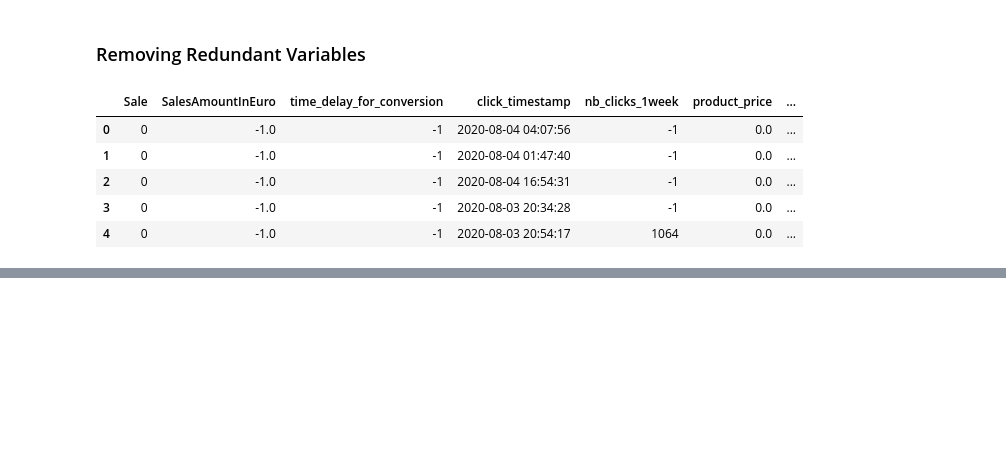
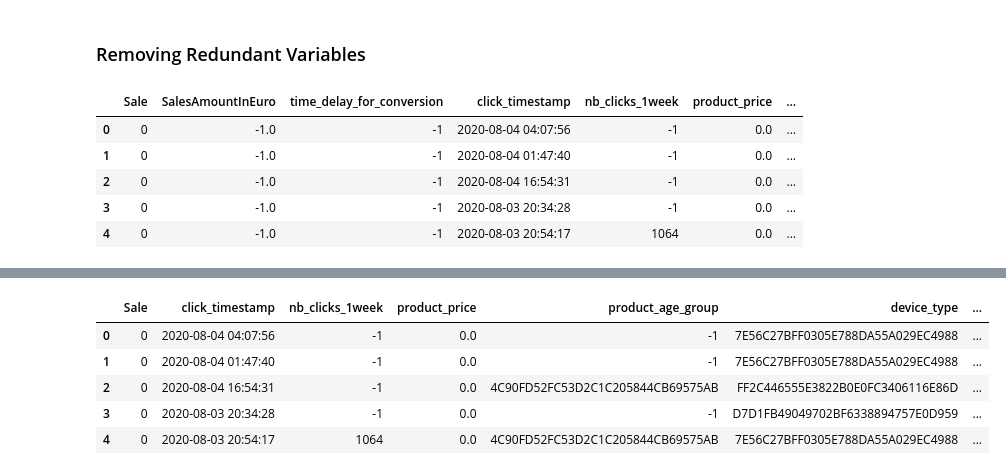
Before and after one commit to samousavizade/Criteo-recommender, a Jupyter notebook: ML_Project.ipynb, the cells around one changed output, grey strips where cells are left out. Drawn from its saved outputs; the diff is of its cells as text; code cells hidden in the pictures; blank space fills up the shorter version.

```diff
--- a/ML_Project.ipynb
+++ b/ML_Project.ipynb
@@ -157,0 +176,15 @@ df_dropped.head()
+# %%
+# Conflict in Doc and Dataset
+# There are clicks that have Sale = 1 but their time_delay_for_conversion	is -1
+# So we assume that data in rows = index which is shown above, have
+# inconsistent value for their time_delay_for_conversion field.
+# Finally we drop this feature according to definition in the Doc.
+df_dropped = df_dropped.drop('time_delay_for_conversion', axis = 1)
+df_dropped.head()
+# %% [output]
+|  | Sale | click_timestamp | nb_clicks_1week | product_price | product_age_group | device_type | ... |
+| 0 | 0 | 2020-08-04 04:07:56 | -1 | 0.0 | -1 | 7E56C27BFF0305E788DA55A029EC4988 | ... |
+| 1 | 0 | 2020-08-04 01:47:40 | -1 | 0.0 | -1 | 7E56C27BFF0305E788DA55A029EC4988 | ... |
+| 2 | 0 | 2020-08-04 16:54:31 | -1 | 0.0 | 4C90FD52FC53D2C1C205844CB69575AB | FF2C446555E3822B0E0FC3406116E86D | ... |
+| 3 | 0 | 2020-08-03 20:34:28 | -1 | 0.0 | -1 | D7D1FB49049702BF6338894757E0D959 | ... |
+| 4 | 0 | 2020-08-03 20:54:17 | 1064 | 0.0 | 4C90FD52FC53D2C1C205844CB69575AB | 7E56C27BFF0305E788DA55A029EC4988 | ... |
```
Also changed, not shown: parts of 1 cell of this notebook.
